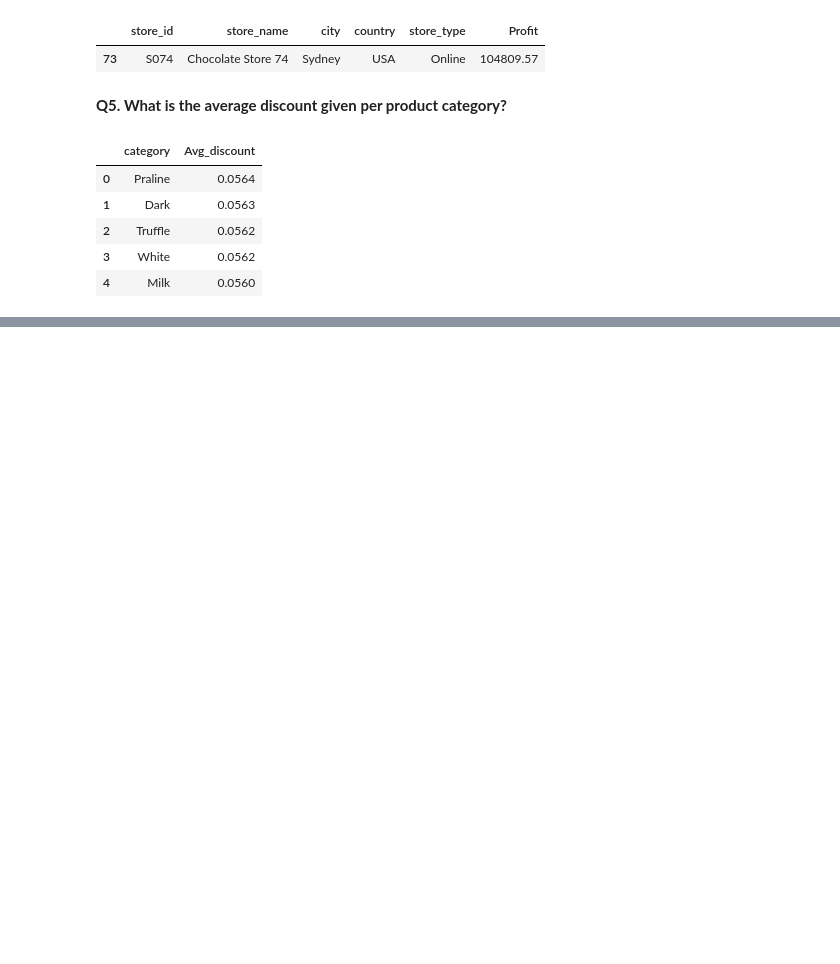
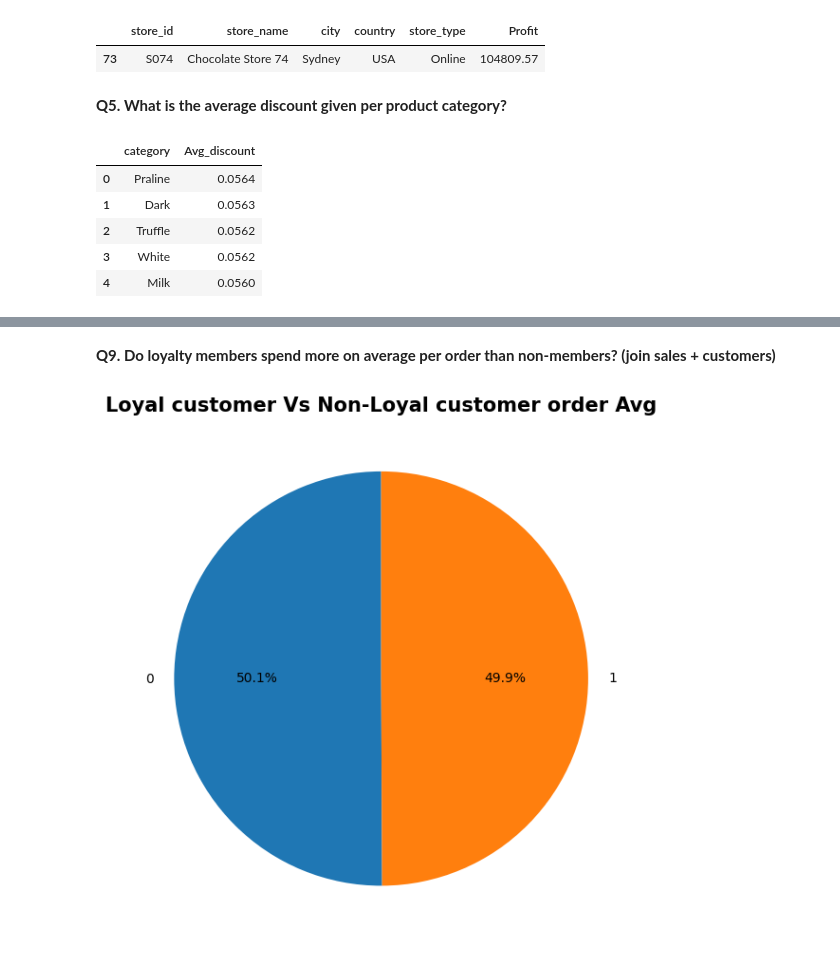
Before and after one commit to Abhaypanchal5/Data-Analytics-Portfolio, a Jupyter notebook: 04_End-To-End-Project/Chocolate sales/Notebook/notebook.ipynb, the cells around one changed output, grey strips where cells are left out. Cells and saved outputs as stored; diff of their text form; code cells hidden in the pictures; blank space fills up the shorter version.

```diff
--- a/04_End-To-End-Project/Chocolate sales/Notebook/notebook.ipynb
+++ b/04_End-To-End-Project/Chocolate sales/Notebook/notebook.ipynb
@@ -336,0 +408,22 @@ Avg_Dis
+# %% [markdown]
+**Q9. Do loyalty members spend more on average per order than non-members? (join sales + customers)**
+# %%
+df_merged = pd.merge(df_customer,df_sales,on='customer_id',how='inner')
+
+plot = df_merged.groupby('loyalty_member')['revenue'].mean()
+
+fig, ax = plt.subplots(figsize=(6,6))
+
+
+ax.pie(
+    plot.values,
+    labels=plot.index,
+    autopct='%1.1f%%',
+    startangle=90
+)
+
+ax.set_title("Loyal customer Vs Non-Loyal customer order Avg",fontsize=15,weight='bold')
+plt.tight_layout()
+plt.show()
+# %% [output]
+[figure, added]
```
Also changed, not shown: parts of 11 cells of this notebook.
